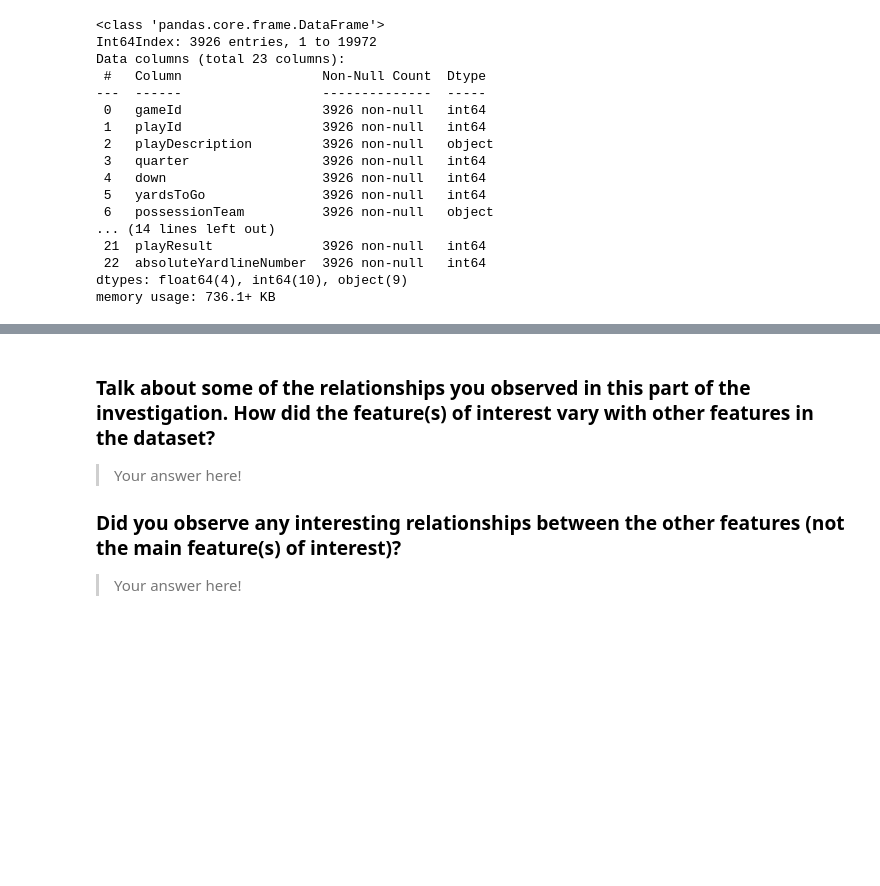
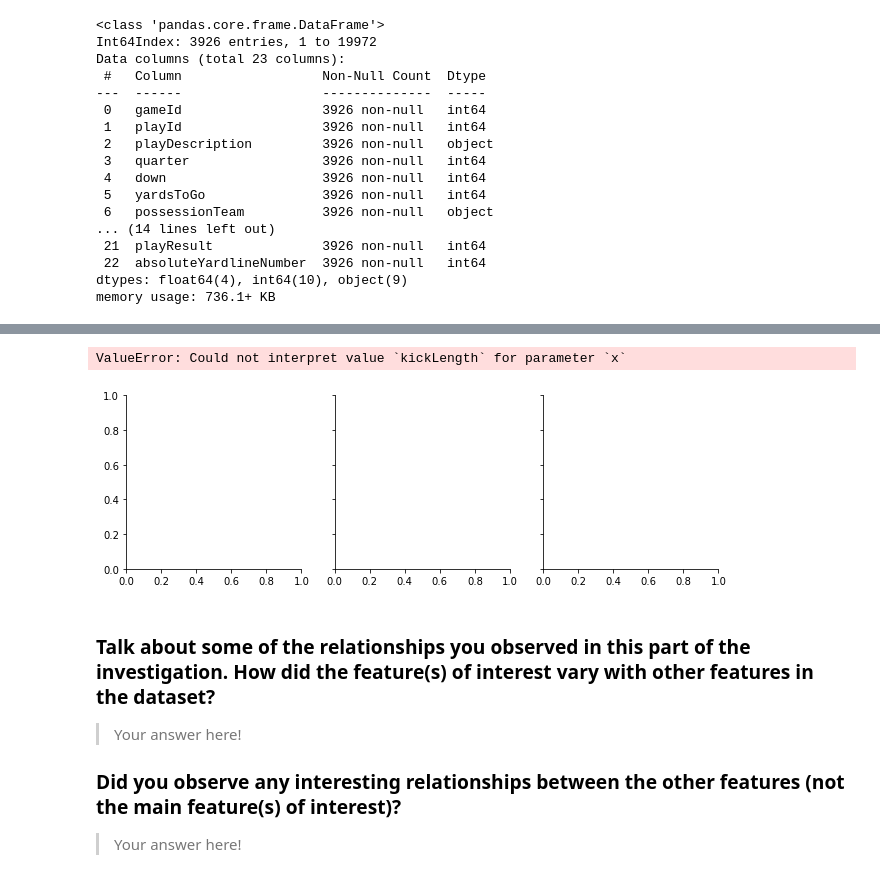
Before and after one commit to dkrejcarek/punt_analysis, a Jupyter notebook: Part_I_exploration_template.ipynb, the cells around one changed output, grey strips where cells are left out. Drawn from its saved outputs; the diff is of its cells as text; code cells hidden in the pictures; blank space fills up the shorter version.

Commit message:
Start of determine what NAN values should be

```diff
--- a/Part_I_exploration_template.ipynb
+++ b/Part_I_exploration_template.ipynb
@@ -326,0 +368,4 @@ memory usage: 736.1+ KB
+# %%
+# Add in the game data to get season
+punt_data = punt_data.merge(games, on = 'gameId', how='left')
+punt_data
@@ -327,3 +386,9 @@ memory usage: 736.1+ KB
+# %%
+g = sb.FacetGrid(punt_data, col = 'season')
+g.map(sb.scatterplot, x = 'kickLength', y = 'kickReturnYardage');
+# %% [output]
+ValueError: Could not interpret value `kickLength` for parameter `x`
+[figure, added]
 # %% [markdown]
 ### Talk about some of the relationships you observed in this part of the investigation. How did the feature(s) of interest vary with other features in the dataset?
 
```
Also changed, not shown: parts of 9 cells of this notebook.
